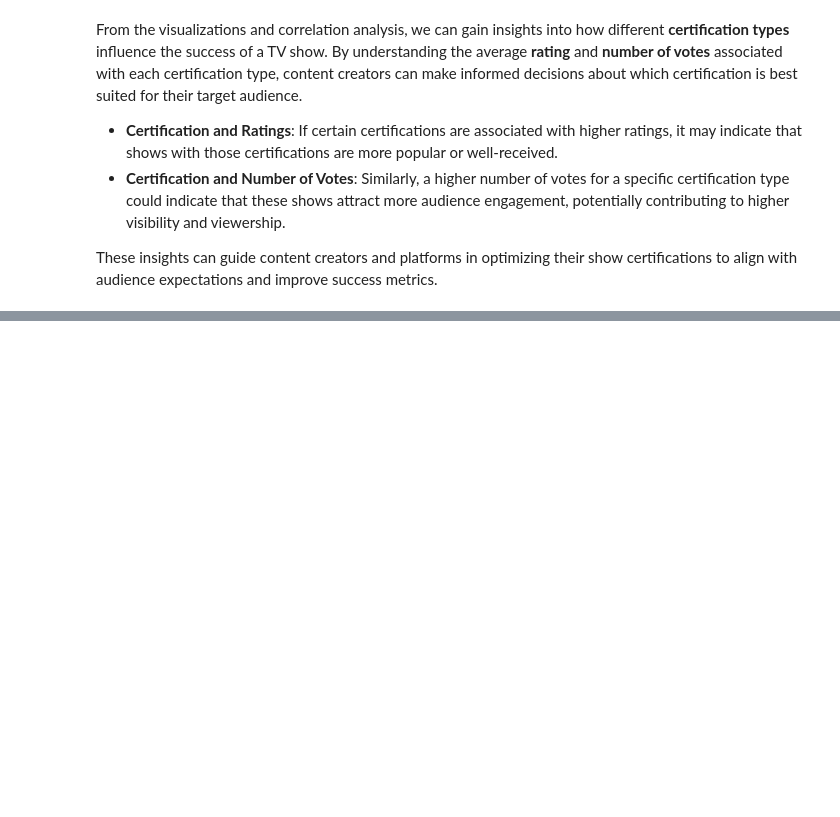
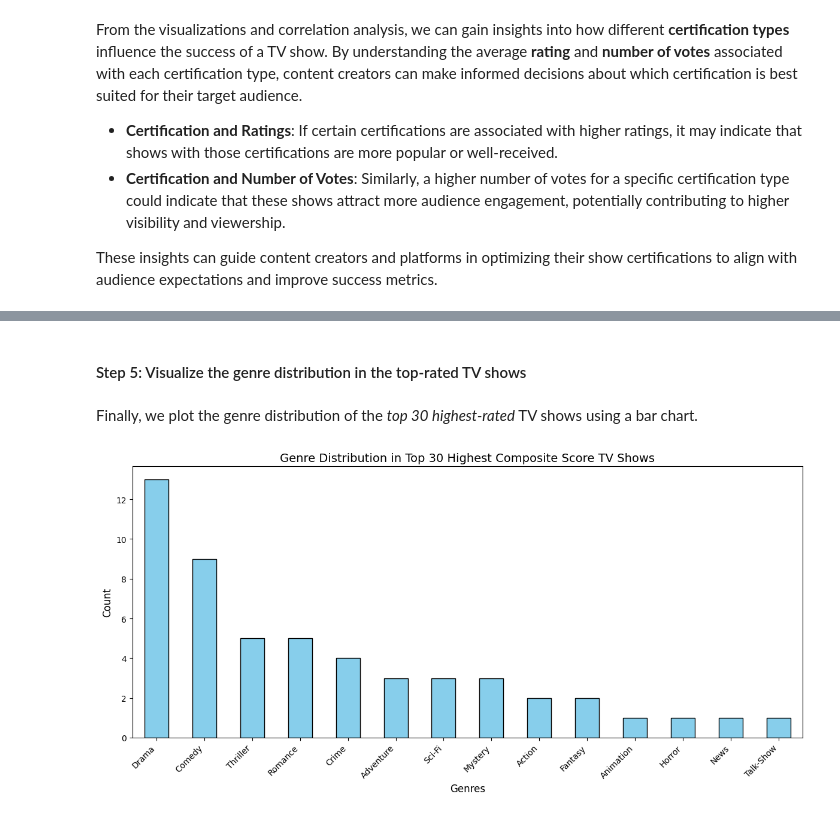
Before and after one commit to Snag69/Data-Science, a Jupyter notebook: answer-question.ipynb, the cells around one changed output, grey strips where cells are left out. Drawn from its saved outputs; the diff is of its cells as text; code cells hidden in the pictures; blank space fills up the shorter version.

```diff
--- a/answer-question.ipynb
+++ b/answer-question.ipynb
@@ -387,0 +428,6 @@ These insights can guide content creators and platforms in optimizing their show
+# %%
+top_high_score = top_20_short_runtime.nlargest(n=30, columns='Composite Score')
+top_30_genres = top_high_score['Genres'].str.split(',').explode().str.strip()
+genre_counts = top_30_genres.value_counts()
+print("Unique genres in the top 30 highest Composite Score TV shows and their counts:")
+print(genre_counts)
@@ -387,0 +452,16 @@ These insights can guide content creators and platforms in optimizing their show
+# %% [markdown]
+#### Step 5: Visualize the genre distribution in the top-rated TV shows
+# %% [markdown]
+Finally, we plot the genre distribution of the _top 30 highest-rated_ TV shows using a bar chart.
+# %%
+# Visualize the genre distribution using a histogram
+plt.figure(figsize=(12, 6))
+genre_counts.plot(kind='bar', color='skyblue', edgecolor='black')
+plt.title("Genre Distribution in Top 30 Highest Composite Score TV Shows", fontsize=14)
+plt.xlabel("Genres", fontsize=12)
+plt.ylabel("Count", fontsize=12)
+plt.xticks(rotation=45, ha="right")
+plt.tight_layout()
+plt.show()
+# %% [output]
+[figure, added]
```
Also changed, not shown: parts of 18 cells of this notebook.
